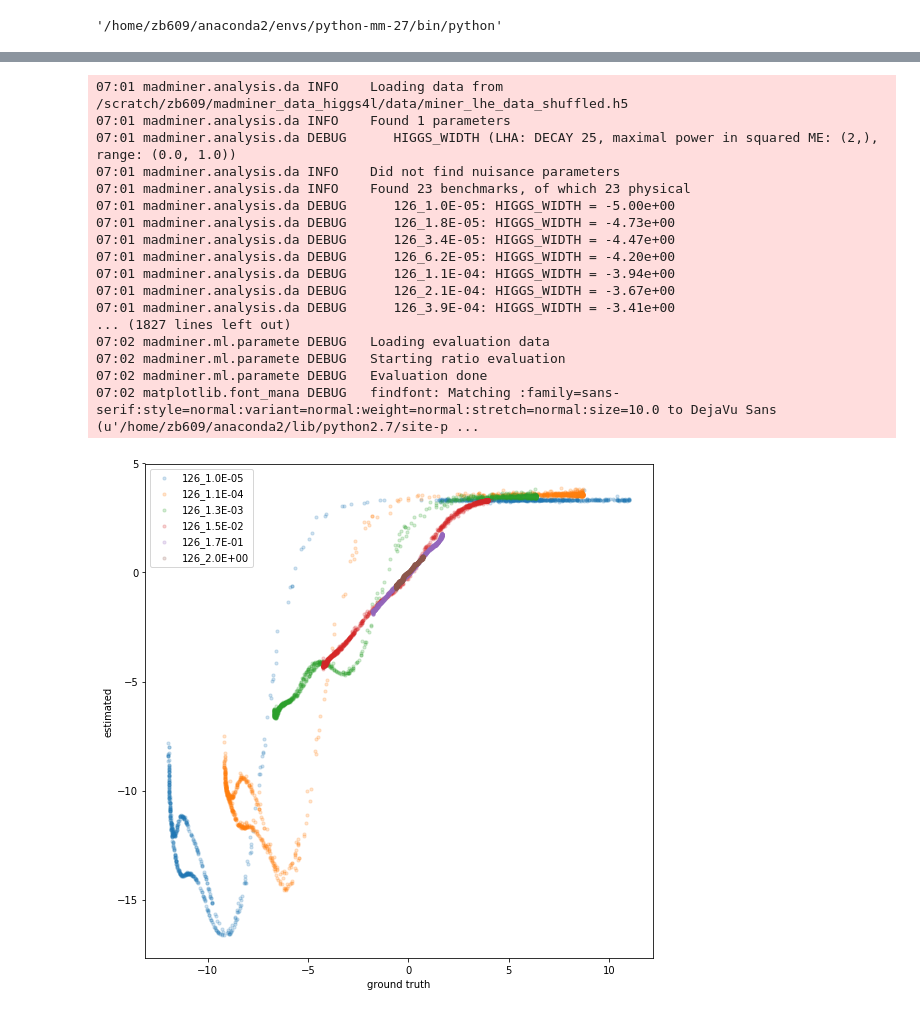
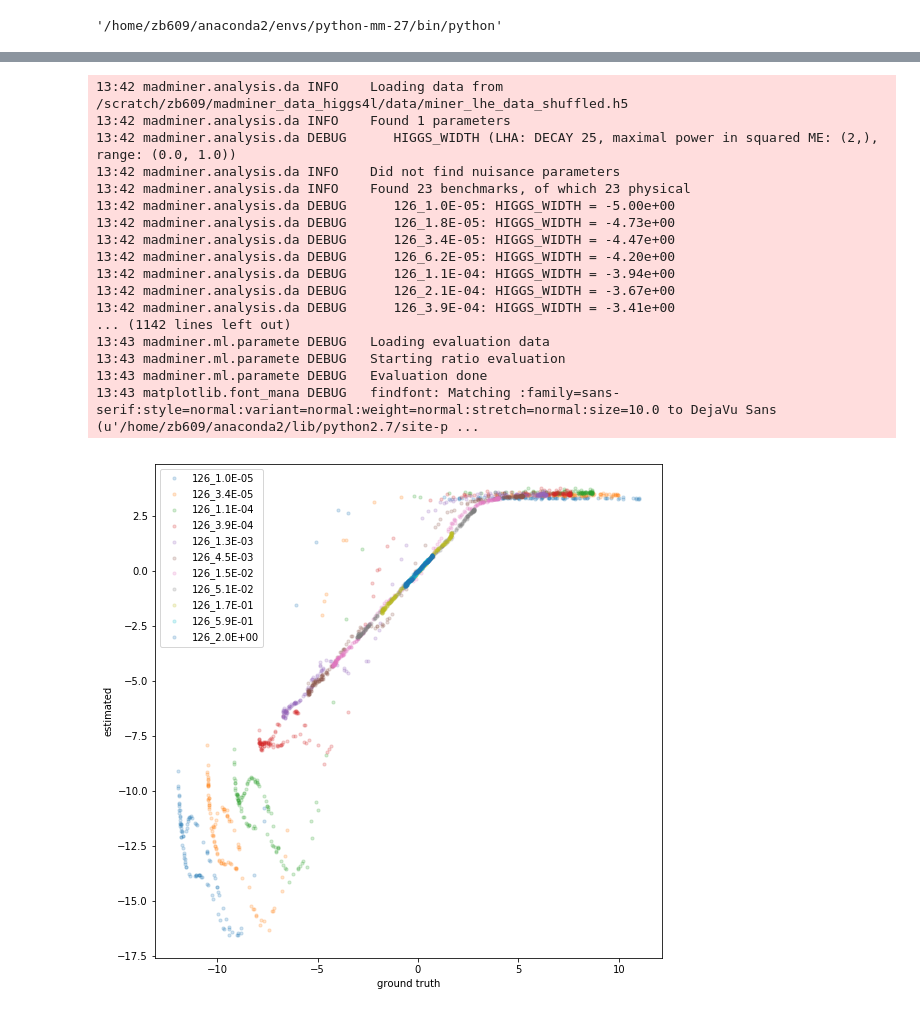
Before and after one commit to zbhatti/madminer, a Jupyter notebook: examples/higgs_4l/debugging_llr.ipynb, the cells around one changed output, grey strips where cells are left out. Drawn from its saved outputs; the diff is of its cells as text; code cells hidden in the pictures.

Commit message:
update madminer debugging with xsecs

```diff
--- a/examples/higgs_4l/debugging_llr.ipynb
+++ b/examples/higgs_4l/debugging_llr.ipynb
@@ -57,73 +57,94 @@ The backend was *originally* set to 'module://ipykernel.pylab.backend_inline' by
 # %%
 # load sample augmenter
-n_test_events = 1000
+n_test_events = 200
 miner_data_shuffled_path = path.join(er.data_dir, 'data/miner_lhe_data_shuffled.h5')
 sa = SampleAugmenter(miner_data_shuffled_path)
 n_benchmarks = len(er.theta0_benchmarks)
-theta0_benchmarks_sublist = er.theta0_benchmarks[0::4]
-fig = plt.figure(figsize=(20,20))
+theta0_benchmarks_sublist = er.theta0_benchmarks[0::2]
+theta0_sublist_indices = range(0,21,2)
+fig1 = plt.figure(figsize=(20,20))
 fig2 = plt.figure(figsize=(15,25))
 
-ax1 = fig.add_subplot(221)
+ax1 = fig1.add_subplot(221)
 
-for idx, theta0_benchmark in enumerate(theta0_benchmarks_sublist):
+# test_result = sa.sample_train_ratio(
+#     theta0=benchmarks([b.name for b in theta0_benchmarks_sublist]),
+#     theta1=benchmark(er.theta1_benchmark.name),
+#     n_samples=n_test_events,
+#     sample_only_from_closest_benchmark=True,
+#     partition='test',
+#     folder=path.join(er.data_dir, 'data/samples'),
+#     filename='test_truth',
+# )
+# x_1, theta0_1, theta1_1, y_1, r_xz_1, t_xz_1, n_effective_1 = test_result
+# m4l = np.log(x[:n_test_events,-1])
+# ground_truth_log_likelihood_ratio = np.log(r_xz)
+
+# print(len(theta0_benchmarks_sublist), x.shape, theta0.shape, theta1.shape, r_xz.shape, n_effective)
+# import time; time.sleep(11111111111)
+
+for i, index in enumerate(theta0_sublist_indices):
+    theta0_benchmark = er.theta0_benchmarks[index]
     test_result = sa.sample_train_ratio(
         theta0=benchmark(theta0_benchmark.name),
         theta1=benchmark(er.theta1_benchmark.name),
         n_samples=n_test_events,
         sample_only_from_closest_benchmark=True,
         partition='test',
         folder=path.join(er.data_dir, 'data/samples'),
-        filename='test_truth',
+        filename='test_truth_{}'.format(index),
     )
+
     x, theta0, theta1, y, r_xz, t_xz, n_effective = test_result
-    m4l = np.log(x[:,-1])
+    m4l = np.log(x[:n_test_events,-1])
     ground_truth_log_likelihood_ratio = np.log(r_xz)
 
     ratio_estimator = ParameterizedRatioEstimator(n_hidden=(100, 100))
     ratio_estimator.load(path.join(er.data_dir, 'models/alice'))
 
     estimated_log_likelihood_ratio, _ = ratio_estimator.evaluate_log_likelihood_ratio(
         # x=path.join(er.data_dir, 'data/samples/x_test_truth.npy'),
         x=x,
         theta=theta0,
         test_all_combinations=False
     )
 
     ax1.scatter(ground_truth_log_likelihood_ratio, estimated_log_likelihood_ratio, s=10, alpha=0.2, label=theta0_benchmark.name)
-    ax2 = fig2.add_subplot(len(theta0_benchmarks_sublist)/2 + 1, 2, 1+idx)
+    ax2 = fig2.add_subplot(len(theta0_benchmarks_sublist)/2 + 1, 2, 1+i)
     ax2.scatter(m4l, ground_truth_log_likelihood_ratio, s=10, alpha=0.2, c='g', label='truth')
     ax2.scatter(m4l, estimated_log_likelihood_ratio, s=10, alpha=0.2, c='b', label='estimated')
     ax2.set_title(theta0_benchmark.name)
-    ax2.set_xlabel('log(m4l)')
+    ax2.set_xlabel('log m4l')
     ax2.set_ylabel('log likelihood ratio')
     ax2.legend()
+
+#     import time; time.sleep(11111111111)
 
 ax1.set_xlabel('ground truth')
 ax1.set_ylabel('estimated')
 ax1.legend()
-plt.close(fig)
+plt.close(fig1)
 plt.close(fig2)
-fig
+fig1
 # %% [output]
-07:01 madminer.analysis.da INFO    Loading data from /scratch/zb609/madminer_data_higgs4l/data/miner_lhe_data_shuffled.h5
-07:01 madminer.analysis.da INFO    Found 1 parameters
-07:01 madminer.analysis.da DEBUG      HIGGS_WIDTH (LHA: DECAY 25, maximal power in squared ME: (2,), range: (0.0, 1.0))
-07:01 madminer.analysis.da INFO    Did not find nuisance parameters
-07:01 madminer.analysis.da INFO    Found 23 benchmarks, of which 23 physical
-07:01 madminer.analysis.da DEBUG      126_1.0E-05: HIGGS_WIDTH = -5.00e+00
-07:01 madminer.analysis.da DEBUG      126_1.8E-05: HIGGS_WIDTH = -4.73e+00
-07:01 madminer.analysis.da DEBUG      126_3.4E-05: HIGGS_WIDTH = -4.47e+00
-07:01 madminer.analysis.da DEBUG      126_6.2E-05: HIGGS_WIDTH = -4.20e+00
-07:01 madminer.analysis.da DEBUG      126_1.1E-04: HIGGS_WIDTH = -3.94e+00
-07:01 madminer.analysis.da DEBUG      126_2.1E-04: HIGGS_WIDTH = -3.67e+00
-07:01 madminer.analysis.da DEBUG      126_3.9E-04: HIGGS_WIDTH = -3.41e+00
-... (1827 lines left out)
-07:02 madminer.ml.paramete DEBUG   Loading evaluation data
-07:02 madminer.ml.paramete DEBUG   Starting ratio evaluation
-07:02 madminer.ml.paramete DEBUG   Evaluation done
-07:02 matplotlib.font_mana DEBUG   findfont: Matching :family=sans-serif:style=normal:variant=normal:weight=normal:stretch=normal:size=10.0 to DejaVu Sans (u'/home/zb609/anaconda2/lib/python2.7/site-p ...
+13:42 madminer.analysis.da INFO    Loading data from /scratch/zb609/madminer_data_higgs4l/data/miner_lhe_data_shuffled.h5
+13:42 madminer.analysis.da INFO    Found 1 parameters
+13:42 madminer.analysis.da DEBUG      HIGGS_WIDTH (LHA: DECAY 25, maximal power in squared ME: (2,), range: (0.0, 1.0))
+13:42 madminer.analysis.da INFO    Did not find nuisance parameters
+13:42 madminer.analysis.da INFO    Found 23 benchmarks, of which 23 physical
+13:42 madminer.analysis.da DEBUG      126_1.0E-05: HIGGS_WIDTH = -5.00e+00
+13:42 madminer.analysis.da DEBUG      126_1.8E-05: HIGGS_WIDTH = -4.73e+00
+13:42 madminer.analysis.da DEBUG      126_3.4E-05: HIGGS_WIDTH = -4.47e+00
+13:42 madminer.analysis.da DEBUG      126_6.2E-05: HIGGS_WIDTH = -4.20e+00
+13:42 madminer.analysis.da DEBUG      126_1.1E-04: HIGGS_WIDTH = -3.94e+00
+13:42 madminer.analysis.da DEBUG      126_2.1E-04: HIGGS_WIDTH = -3.67e+00
+13:42 madminer.analysis.da DEBUG      126_3.9E-04: HIGGS_WIDTH = -3.41e+00
+... (1142 lines left out)
+13:43 madminer.ml.paramete DEBUG   Loading evaluation data
+13:43 madminer.ml.paramete DEBUG   Starting ratio evaluation
+13:43 madminer.ml.paramete DEBUG   Evaluation done
+13:43 matplotlib.font_mana DEBUG   findfont: Matching :family=sans-serif:style=normal:variant=normal:weight=normal:stretch=normal:size=10.0 to DejaVu Sans (u'/home/zb609/anaconda2/lib/python2.7/site-p ...
-[figure, old version]
+[figure, new version]
 # %%
 fig2
 # %% [output]
```
Also changed, not shown: parts of 9 cells of this notebook.
